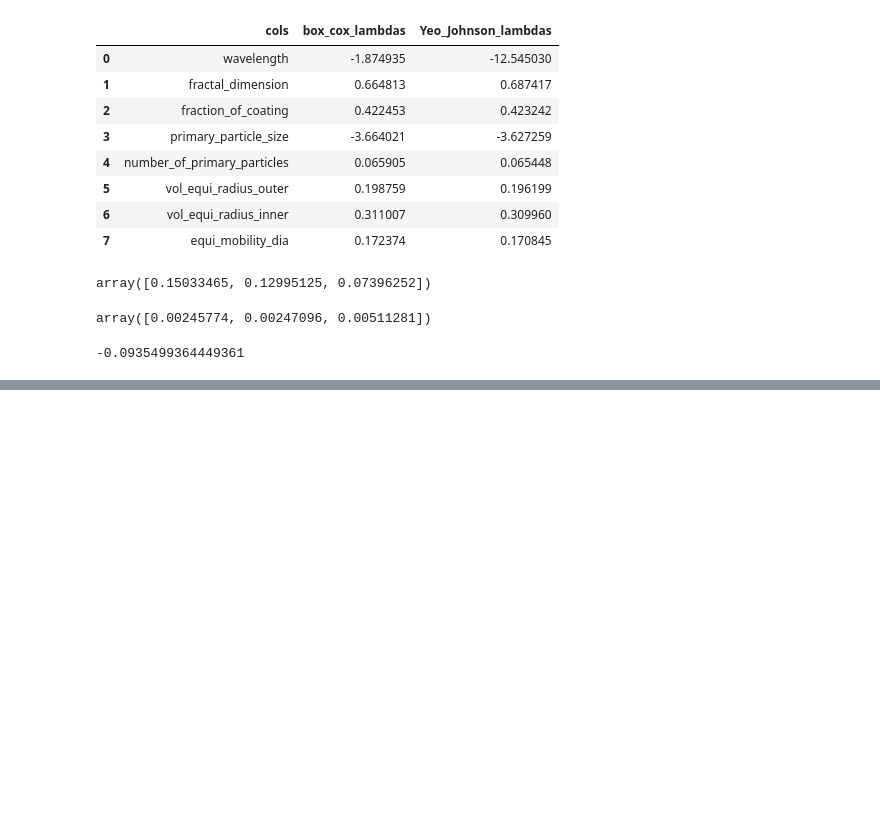
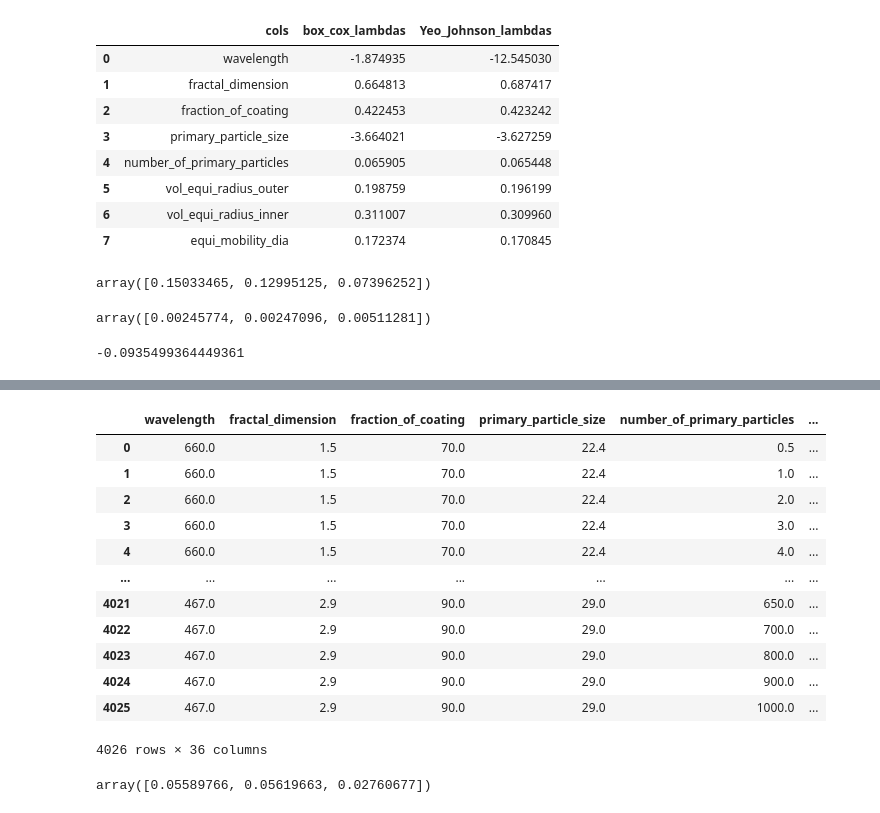
Before and after one commit to jaikrishna-patil/BC-Aerosol-Project, a Jupyter notebook: Notebooks/Untitled1.ipynb, the cells around one changed output, grey strips where cells are left out. Drawn from its saved outputs; the diff is of its cells as text; code cells hidden in the pictures; blank space fills up the shorter version.

```diff
--- a/Notebooks/Untitled1.ipynb
+++ b/Notebooks/Untitled1.ipynb
@@ -235,0 +858,4 @@ np.mean(cross_val_score(model,X_transformed,Y,scoring='neg_mean_absolute_error')
+# %%
+df=pd.read_csv("..\data\original_test_set_random_split.csv")
+df_NN=pd.read_csv("..\data\predicted_forward_dataset_NN_random_split.csv")
+df_KRR=pd.read_csv("..\data\predicted_forward_dataset_KRR_random_split.csv")
@@ -235,0 +1285,16 @@ np.mean(cross_val_score(model,X_transformed,Y,scoring='neg_mean_absolute_error')
+# %%
+df_KRR
+# %% [output]
+|  | wavelength | fractal_dimension | fraction_of_coating | primary_particle_size | number_of_primary_particles | ... |
+| 0 | 660.0 | 1.5 | 70.0 | 22.4 | 0.5 | ... |
+| 1 | 660.0 | 1.5 | 70.0 | 22.4 | 1.0 | ... |
+| 2 | 660.0 | 1.5 | 70.0 | 22.4 | 2.0 | ... |
+| 3 | 660.0 | 1.5 | 70.0 | 22.4 | 3.0 | ... |
+| 4 | 660.0 | 1.5 | 70.0 | 22.4 | 4.0 | ... |
+| ... | ... | ... | ... | ... | ... | ... |
+| 4021 | 467.0 | 2.9 | 90.0 | 29.0 | 650.0 | ... |
+| 4022 | 467.0 | 2.9 | 90.0 | 29.0 | 700.0 | ... |
+| 4023 | 467.0 | 2.9 | 90.0 | 29.0 | 800.0 | ... |
+| 4024 | 467.0 | 2.9 | 90.0 | 29.0 | 900.0 | ... |
+| 4025 | 467.0 | 2.9 | 90.0 | 29.0 | 1000.0 | ... |
+4026 rows × 36 columns
@@ -235,0 +1314,4 @@ np.mean(cross_val_score(model,X_transformed,Y,scoring='neg_mean_absolute_error')
+# %%
+error_NN
+# %% [output]
+array([0.05589766, 0.05619663, 0.02760677])
```
Also changed, not shown: parts of 76 cells of this notebook, 20 other files.
